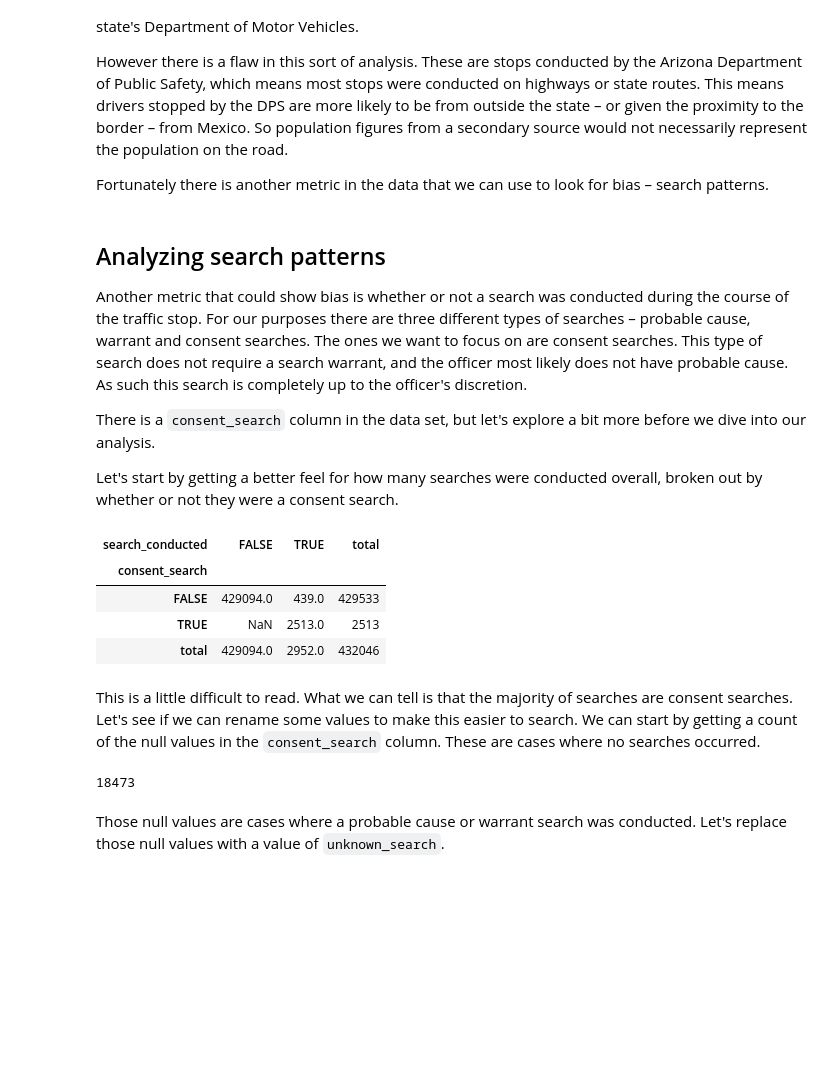
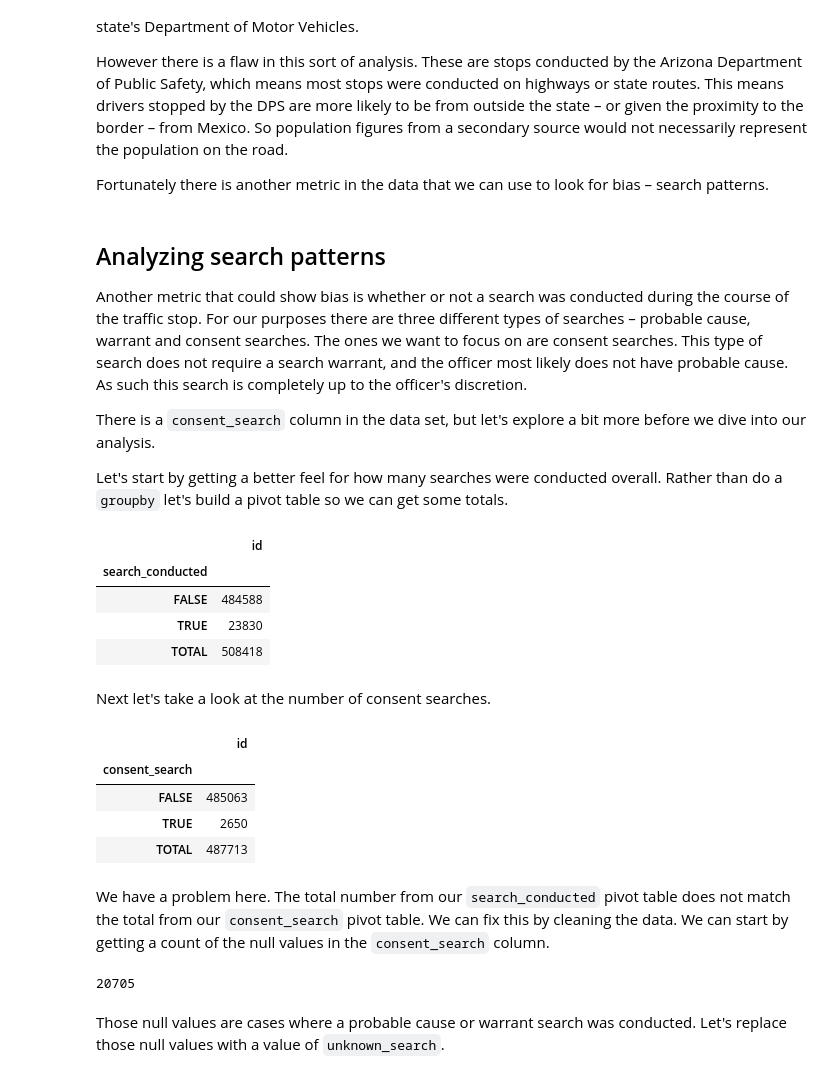
Before and after one commit to newshackaz/az_stops, a Jupyter notebook: completed_analysis.ipynb, the cells around one changed output. Cells and saved outputs as stored; diff of their text form; code cells hidden in the pictures; blank space fills up the shorter version.

```diff
--- a/completed_analysis.ipynb
+++ b/completed_analysis.ipynb
@@ -29,7 +29,7 @@ We're also going to pass on additional argument to the `read_csv` function: a `d
 
 Now, let's use Pandas to load our csv data into a new variable called `az_stops`.
 # %%
-az_stops = pd.read_csv('./data/az_2015.csv', dtype=object)
+az_stops = pd.read_csv('./data/az_2014.csv', dtype=str)
 # %% [markdown]
 ## Getting to know our data
 
@@ -329,27 +394,31 @@ Another metric that could show bias is whether or not a search was conducted dur
 
 There is a `consent_search` column in the data set, but let's explore a bit more before we dive into our analysis.
 
-Let's start by getting a better feel for how many searches were conducted overall, broken out by whether or not they were a consent search.
+Let's start by getting a better feel for how many searches were conducted overall. Rather than do a `groupby` let's build a pivot table so we can get some totals.
 # %%
-# talk about null values here
-pd.pivot_table(az_stops, index = 'consent_search',
-               columns = 'search_conducted',
-               values = 'id',
-               aggfunc = 'count',
-               margins = True,
-               margins_name = 'total')
+pd.pivot_table(az_stops, index = 'search_conducted', values = 'id', aggfunc = 'count', margins = True, margins_name = 'TOTAL')
 # %% [output]
-| search_conducted | FALSE | TRUE | total |
-| consent_search |  |  |  |
-| FALSE | 429094.0 | 439.0 | 429533 |
-| TRUE | NaN | 2513.0 | 2513 |
-| total | 429094.0 | 2952.0 | 432046 |
+|  | id |
+| search_conducted |  |
+| FALSE | 484588 |
+| TRUE | 23830 |
+| TOTAL | 508418 |
-# %% [markdown]
-This is a little difficult to read. What we can tell is that the majority of searches are consent searches. Let's see if we can rename some values to make this easier to search. We can start by getting a count of the null values in the `consent_search` column. These are cases where no searches occurred.
+# %% [markdown]
+Next let's take a look at the number of consent searches.
+# %%
+pd.pivot_table(az_stops, index = 'consent_search', values = 'id', aggfunc = 'count', margins = True, margins_name = 'TOTAL')
+# %% [output]
+|  | id |
+| consent_search |  |
+| FALSE | 485063 |
+| TRUE | 2650 |
+| TOTAL | 487713 |
+# %% [markdown]
+We have a problem here. The total number from our `search_conducted` pivot table does not match the total from our `consent_search` pivot table. We can fix this by cleaning the data. We can start by getting a count of the null values in the `consent_search` column.
 # %%
 len(az_stops[az_stops['consent_search'].isnull()])
 # %% [output]
-18473
+20705
 # %% [markdown]
 Those null values are cases where a probable cause or warrant search was conducted. Let's replace those null values with a value of `unknown_search`.
 # %%
```
Also changed, not shown: parts of 39 cells of this notebook.
